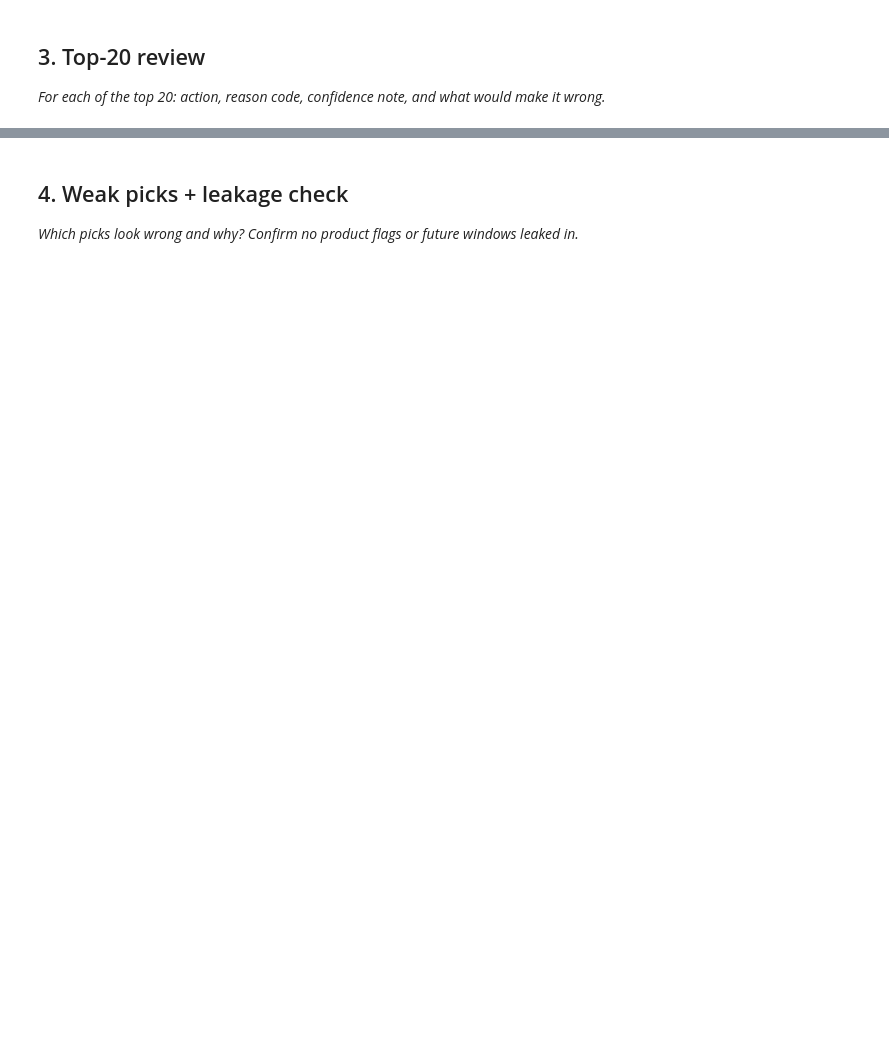
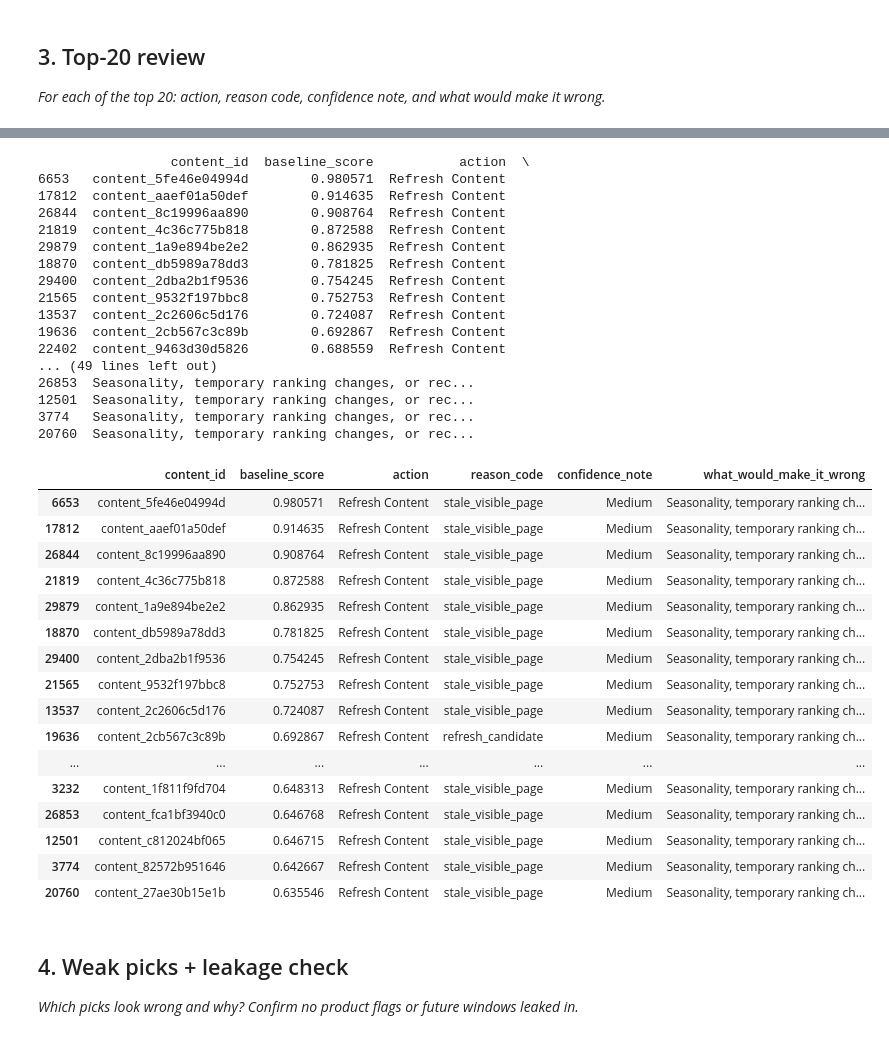
Before and after one commit to Dilip-chendra/FlyRank-Week1, a Jupyter notebook: work/notebooks/w04_baseline_score.ipynb, the cells around one changed output, grey strips where cells are left out. Saved outputs shown, nothing was run; the diff lists cells and outputs as text; code cells hidden in the pictures; blank space fills up the shorter version.

```diff
--- a/work/notebooks/w04_baseline_score.ipynb
+++ b/work/notebooks/w04_baseline_score.ipynb
@@ -30,3 +192,57 @@ This skeleton is yours to fill. Work the sections **in order** — each one has
+# %%
+top20 = df[
+    [
+        "content_id",
+        "baseline_score",
+        "action",
+        "reason_code"
+    ]
+].head(20).copy()
+
+top20["confidence_note"] = "Medium"
+
+top20["what_would_make_it_wrong"] = (
+    "Seasonality, temporary ranking changes, or recent content updates."
+)
+
+print(top20)
+
+top20
+# %% [output]
+                 content_id  baseline_score           action  \
+6653   content_5fe46e04994d        0.980571  Refresh Content
+17812  content_aaef01a50def        0.914635  Refresh Content
+26844  content_8c19996aa890        0.908764  Refresh Content
+21819  content_4c36c775b818        0.872588  Refresh Content
+29879  content_1a9e894be2e2        0.862935  Refresh Content
+18870  content_db5989a78dd3        0.781825  Refresh Content
+29400  content_2dba2b1f9536        0.754245  Refresh Content
+21565  content_9532f197bbc8        0.752753  Refresh Content
+13537  content_2c2606c5d176        0.724087  Refresh Content
+19636  content_2cb567c3c89b        0.692867  Refresh Content
+22402  content_9463d30d5826        0.688559  Refresh Content
+... (49 lines left out)
+26853  Seasonality, temporary ranking changes, or rec...
+12501  Seasonality, temporary ranking changes, or rec...
+3774   Seasonality, temporary ranking changes, or rec...
+20760  Seasonality, temporary ranking changes, or rec...
+|  | content_id | baseline_score | action | reason_code | confidence_note | what_would_make_it_wrong |
+| 6653 | content_5fe46e04994d | 0.980571 | Refresh Content | stale_visible_page | Medium | Seasonality, temporary ranking ch... |
+| 17812 | content_aaef01a50def | 0.914635 | Refresh Content | stale_visible_page | Medium | Seasonality, temporary ranking ch... |
+| 26844 | content_8c19996aa890 | 0.908764 | Refresh Content | stale_visible_page | Medium | Seasonality, temporary ranking ch... |
+| 21819 | content_4c36c775b818 | 0.872588 | Refresh Content | stale_visible_page | Medium | Seasonality, temporary ranking ch... |
+| 29879 | content_1a9e894be2e2 | 0.862935 | Refresh Content | stale_visible_page | Medium | Seasonality, temporary ranking ch... |
+| 18870 | content_db5989a78dd3 | 0.781825 | Refresh Content | stale_visible_page | Medium | Seasonality, temporary ranking ch... |
+| 29400 | content_2dba2b1f9536 | 0.754245 | Refresh Content | stale_visible_page | Medium | Seasonality, temporary ranking ch... |
+| 21565 | content_9532f197bbc8 | 0.752753 | Refresh Content | stale_visible_page | Medium | Seasonality, temporary ranking ch... |
+| 13537 | content_2c2606c5d176 | 0.724087 | Refresh Content | stale_visible_page | Medium | Seasonality, temporary ranking ch... |
+| 19636 | content_2cb567c3c89b | 0.692867 | Refresh Content | refresh_candidate | Medium | Seasonality, temporary ranking ch... |
+| ... | ... | ... | ... | ... | ... | ... |
+| 3232 | content_1f811f9fd704 | 0.648313 | Refresh Content | stale_visible_page | Medium | Seasonality, temporary ranking ch... |
+| 26853 | content_fca1bf3940c0 | 0.646768 | Refresh Content | stale_visible_page | Medium | Seasonality, temporary ranking ch... |
+| 12501 | content_c812024bf065 | 0.646715 | Refresh Content | stale_visible_page | Medium | Seasonality, temporary ranking ch... |
+| 3774 | content_82572b951646 | 0.642667 | Refresh Content | stale_visible_page | Medium | Seasonality, temporary ranking ch... |
+| 20760 | content_27ae30b15e1b | 0.635546 | Refresh Content | stale_visible_page | Medium | Seasonality, temporary ranking ch... |
 # %% [markdown]
 ## 4. Weak picks + leakage check
 
```
Also changed, not shown: parts of 12 cells of this notebook.
